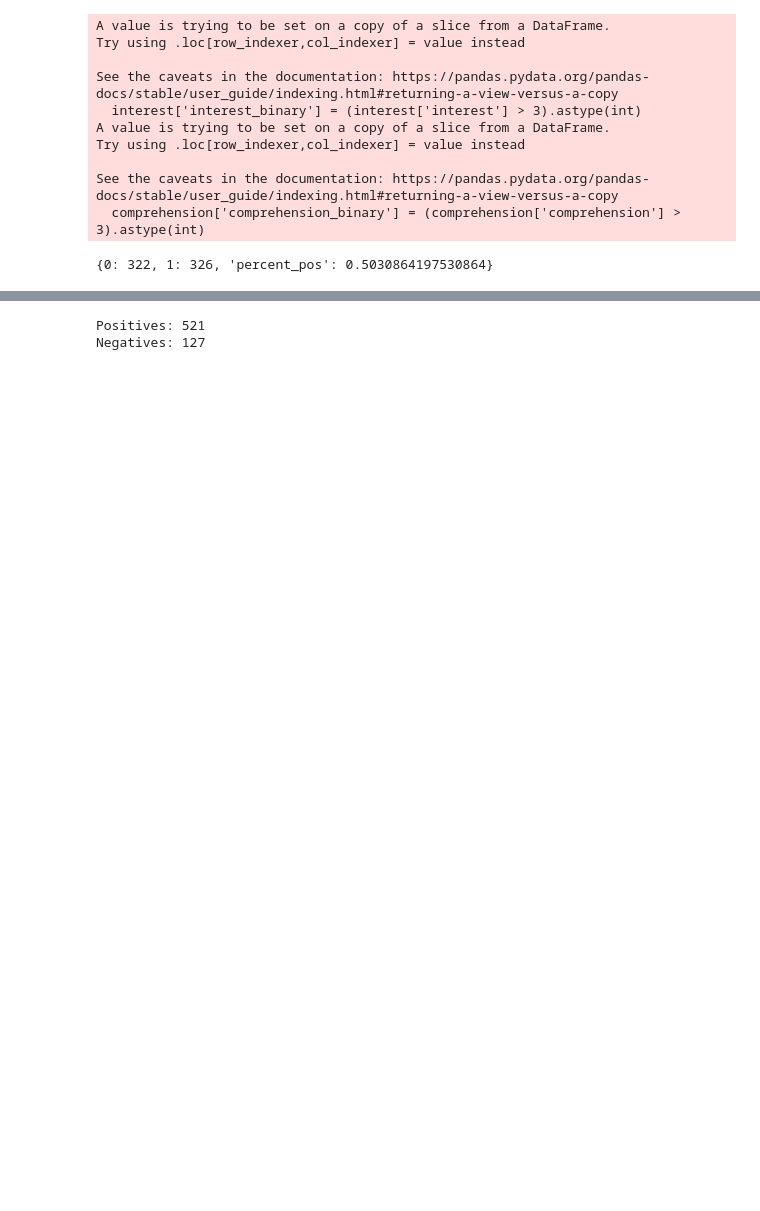
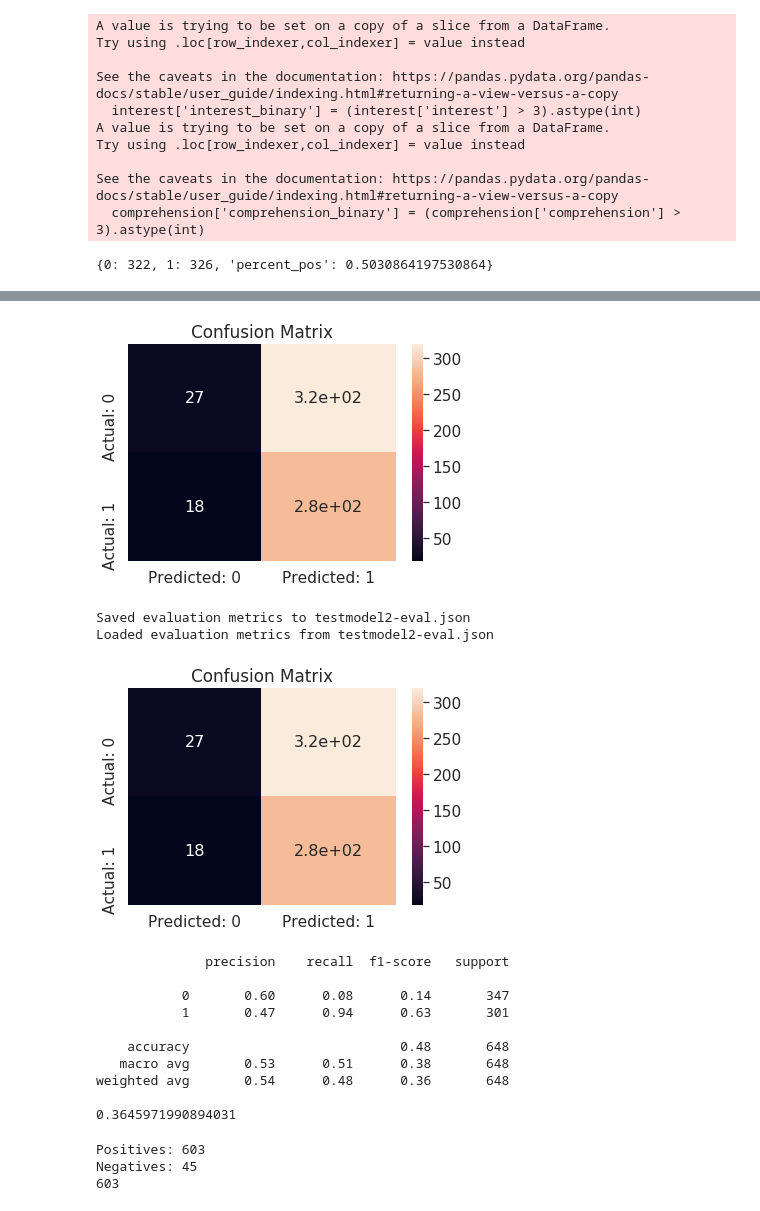
Before and after one commit to kevin-michael-cs230/Question-Classifier, a Jupyter notebook: comprehension-classifier.ipynb, the cells around one changed output, grey strips where cells are left out. Drawn from its saved outputs; the diff is of its cells as text; code cells hidden in the pictures; blank space fills up the shorter version.

```diff
--- a/comprehension-classifier.ipynb
+++ b/comprehension-classifier.ipynb
@@ -110,4 +121,4 @@ WARNING:tensorflow:The parameters `output_attentions`, `output_hidden_states` an
 # %%
 #model.save('model_checkpoints/dev62pct')
 # %%
-out = model.predict(dev_features, batch_size=BATCH_SIZE)
+dev_preds = model.predict(dev_features, batch_size=BATCH_SIZE)
@@ -116,8 +219,37 @@ WARNING:tensorflow:The parameters `output_attentions`, `output_hidden_states` an
+# %%
+# dev_preds = model.predict(dev_features, batch_size=BATCH_SIZE)
+dev_preds = np.rint(dev_preds).astype(int)
+eval_dataset = {'feats': dev_features, 'labels': dev_labels, 'preds': dev_preds}
+eval_metrics = EvalMetrics('testmodel2', eval_dataset)
+eval_metrics.plot_confusion_matrix()
+eval_metrics.save_metrics_json()
+reloaded_eval_metrics = EvalMetrics('testmodel2', {}, load_json=True)
+reloaded_eval_metrics.plot_confusion_matrix(save_image=True)
+reloaded_eval_metrics.print_classification_report()
+print(reloaded_eval_metrics.get_f1score())
+# %% [output]
+[figure, added]
+Saved evaluation metrics to testmodel2-eval.json
+Loaded evaluation metrics from testmodel2-eval.json
+[figure, added]
+              precision    recall  f1-score   support
+
+           0       0.60      0.08      0.14       347
+           1       0.47      0.94      0.63       301
+
+    accuracy                           0.48       648
+   macro avg       0.53      0.51      0.38       648
+weighted avg       0.54      0.48      0.36       648
+
+0.3645971990894031
 # %%
-pos = np.where(out >= .5)
-neg = np.where(out < .5)
+pos = np.where(dev_preds >= .5)
+neg = np.where(dev_preds < .5)
 print(f'Positives: {pos[0].shape[0]}')
 print(f'Negatives: {neg[0].shape[0]}')
+dev_preds = np.rint(dev_preds).astype(int)
+print(np.sum(dev_preds))
 # %% [output]
-Positives: 521
-Negatives: 127
+Positives: 603
+Negatives: 45
+603
```
Also changed, not shown: parts of 11 cells of this notebook, 2 other files.
